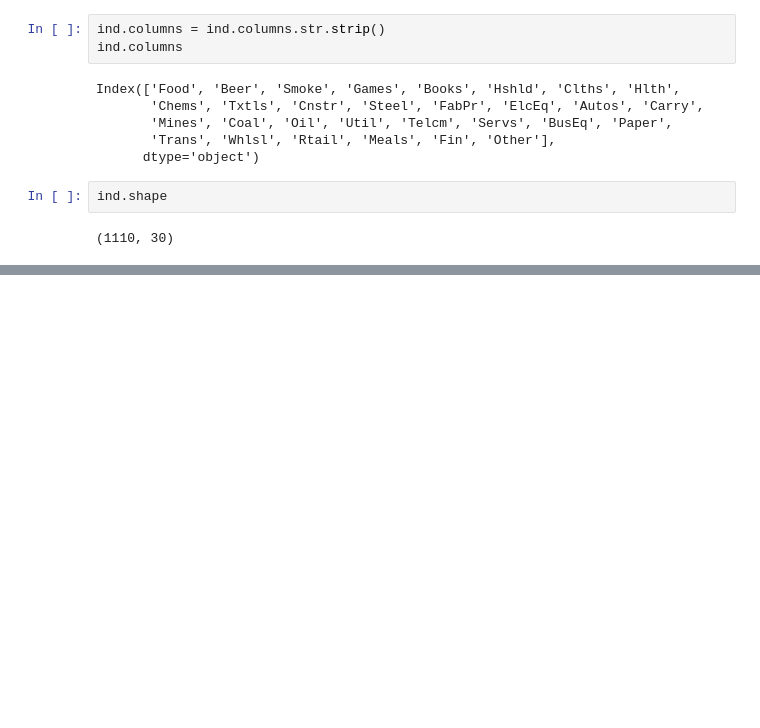
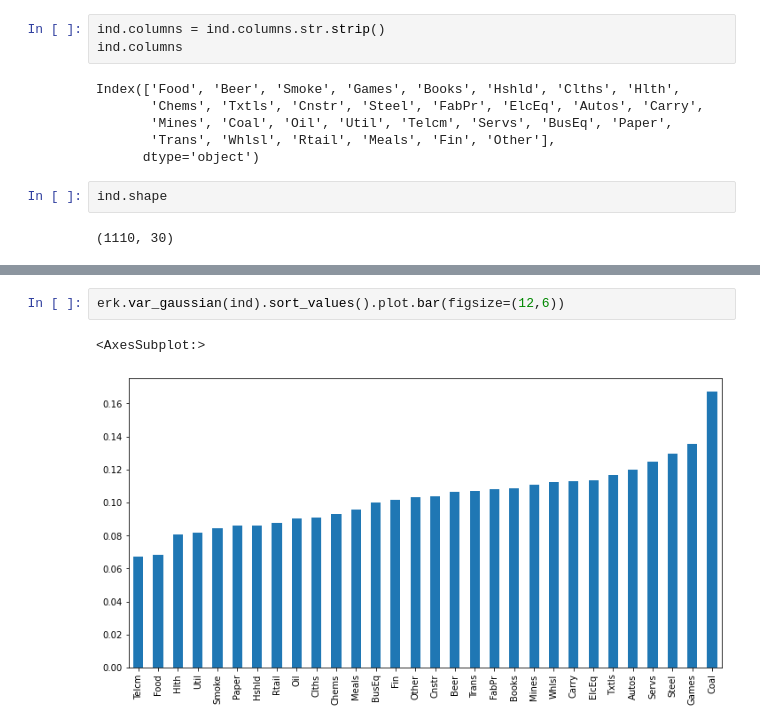
Before and after one commit to oxlupo/finance-courses, a Jupyter notebook: train/Efficient Fronitier.ipynb, the cells around one changed output, grey strips where cells are left out. Cells and saved outputs as stored; diff of their text form; blank space fills up the shorter version.

```diff
--- a/train/Efficient Fronitier.ipynb
+++ b/train/Efficient Fronitier.ipynb
@@ -40,0 +62,5 @@ erk.get_ind_file
+# %%
+erk.var_gaussian(ind).sort_values().plot.bar(figsize=(12,6))
+# %% [output]
+<AxesSubplot:>
+[figure, added]
```
Also changed, not shown: parts of 9 cells of this notebook.
